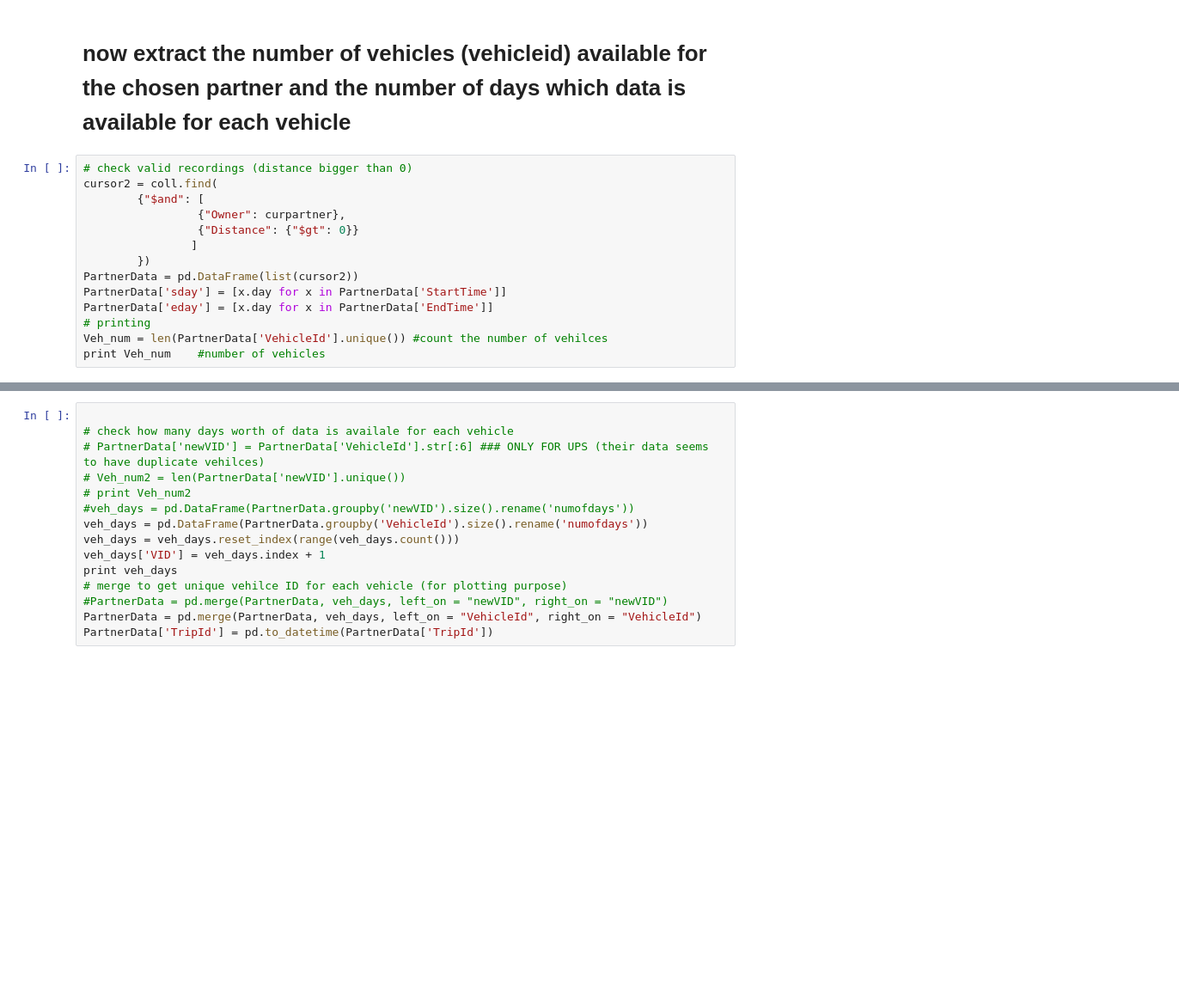
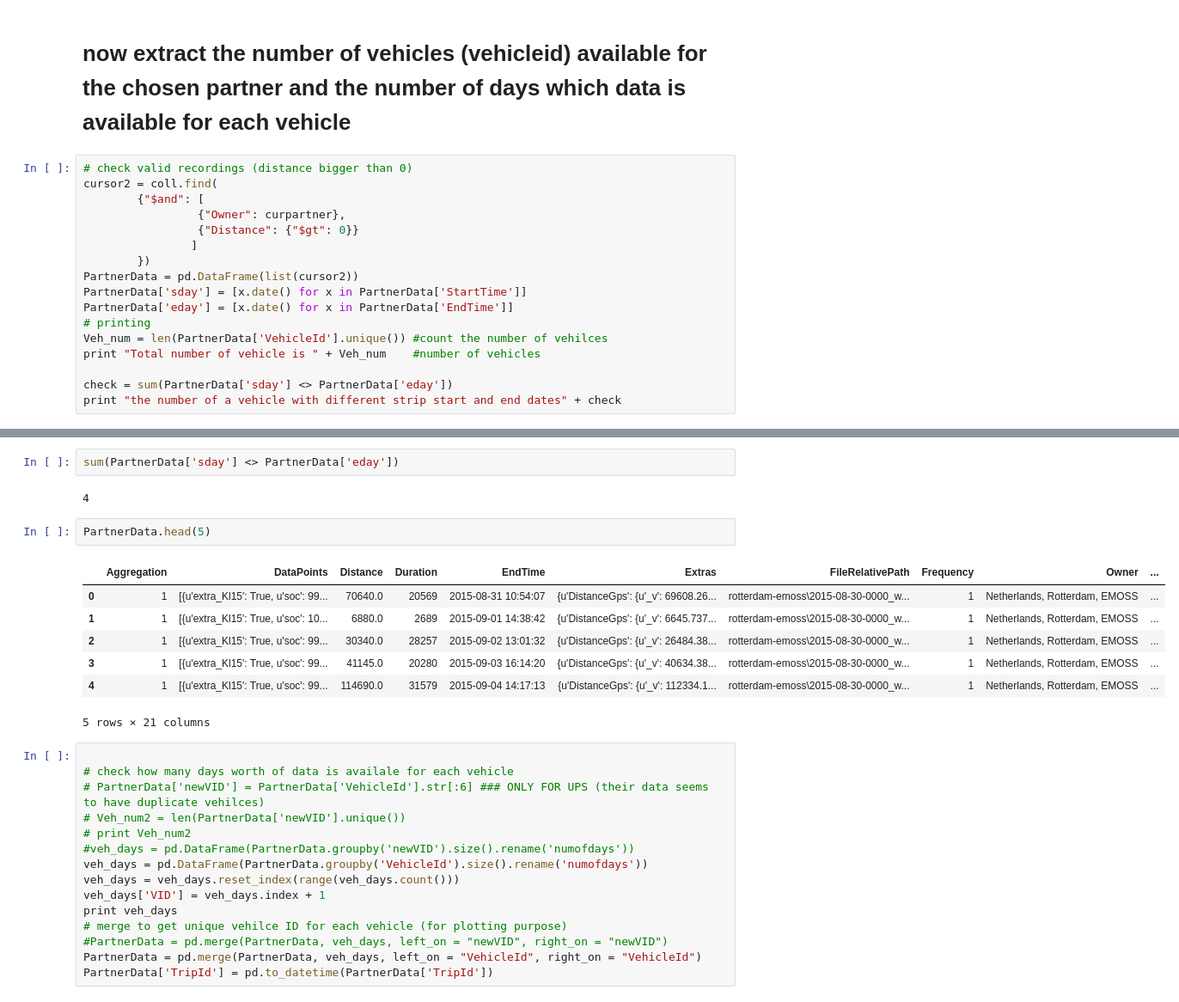
Before and after one commit to YanjieDong/FE_Analysis, a Jupyter notebook: FREVUE_Analysis.ipynb, the cells around one changed output, grey strips where cells are left out. Shown: that part at 86% size. Drawn from its saved outputs; the diff is of its cells as text; blank space fills up the shorter version.

```diff
--- a/FREVUE_Analysis.ipynb
+++ b/FREVUE_Analysis.ipynb
@@ -56,8 +56,11 @@ cursor2 = coll.find(
                 ]
         })
 PartnerData = pd.DataFrame(list(cursor2))
-PartnerData['sday'] = [x.day for x in PartnerData['StartTime']]
-PartnerData['eday'] = [x.day for x in PartnerData['EndTime']]
+PartnerData['sday'] = [x.date() for x in PartnerData['StartTime']]
+PartnerData['eday'] = [x.date() for x in PartnerData['EndTime']]
 # printing
 Veh_num = len(PartnerData['VehicleId'].unique()) #count the number of vehilces
-print Veh_num    #number of vehicles
+print "Total number of vehicle is " + Veh_num    #number of vehicles
+
+check = sum(PartnerData['sday'] <> PartnerData['eday'])
+print "the number of a vehicle with different strip start and end dates" + check
@@ -87,3 +82,17 @@ PartnerData['starttime']
+# %%
+sum(PartnerData['sday'] <> PartnerData['eday'])
+# %% [output]
+4
+# %%
+PartnerData.head(5)
+# %% [output]
+|  | Aggregation | DataPoints | Distance | Duration | EndTime | Extras | FileRelativePath | Frequency | Owner | ... |
+| 0 | 1 | [{u'extra_Kl15': True, u'soc': 99... | 70640.0 | 20569 | 2015-08-31 10:54:07 | {u'DistanceGps': {u'_v': 69608.26... | rotterdam-emoss\2015-08-30-0000_w... | 1 | Netherlands, Rotterdam, EMOSS | ... |
+| 1 | 1 | [{u'extra_Kl15': True, u'soc': 10... | 6880.0 | 2689 | 2015-09-01 14:38:42 | {u'DistanceGps': {u'_v': 6645.737... | rotterdam-emoss\2015-08-30-0000_w... | 1 | Netherlands, Rotterdam, EMOSS | ... |
+| 2 | 1 | [{u'extra_Kl15': True, u'soc': 99... | 30340.0 | 28257 | 2015-09-02 13:01:32 | {u'DistanceGps': {u'_v': 26484.38... | rotterdam-emoss\2015-08-30-0000_w... | 1 | Netherlands, Rotterdam, EMOSS | ... |
+| 3 | 1 | [{u'extra_Kl15': True, u'soc': 99... | 41145.0 | 20280 | 2015-09-03 16:14:20 | {u'DistanceGps': {u'_v': 40634.38... | rotterdam-emoss\2015-08-30-0000_w... | 1 | Netherlands, Rotterdam, EMOSS | ... |
+| 4 | 1 | [{u'extra_Kl15': True, u'soc': 99... | 114690.0 | 31579 | 2015-09-04 14:17:13 | {u'DistanceGps': {u'_v': 112334.1... | rotterdam-emoss\2015-08-30-0000_w... | 1 | Netherlands, Rotterdam, EMOSS | ... |
+5 rows × 21 columns
 # %%
 
 # check how many days worth of data is availale for each vehicle
```
Also changed, not shown: parts of 5 cells of this notebook.
